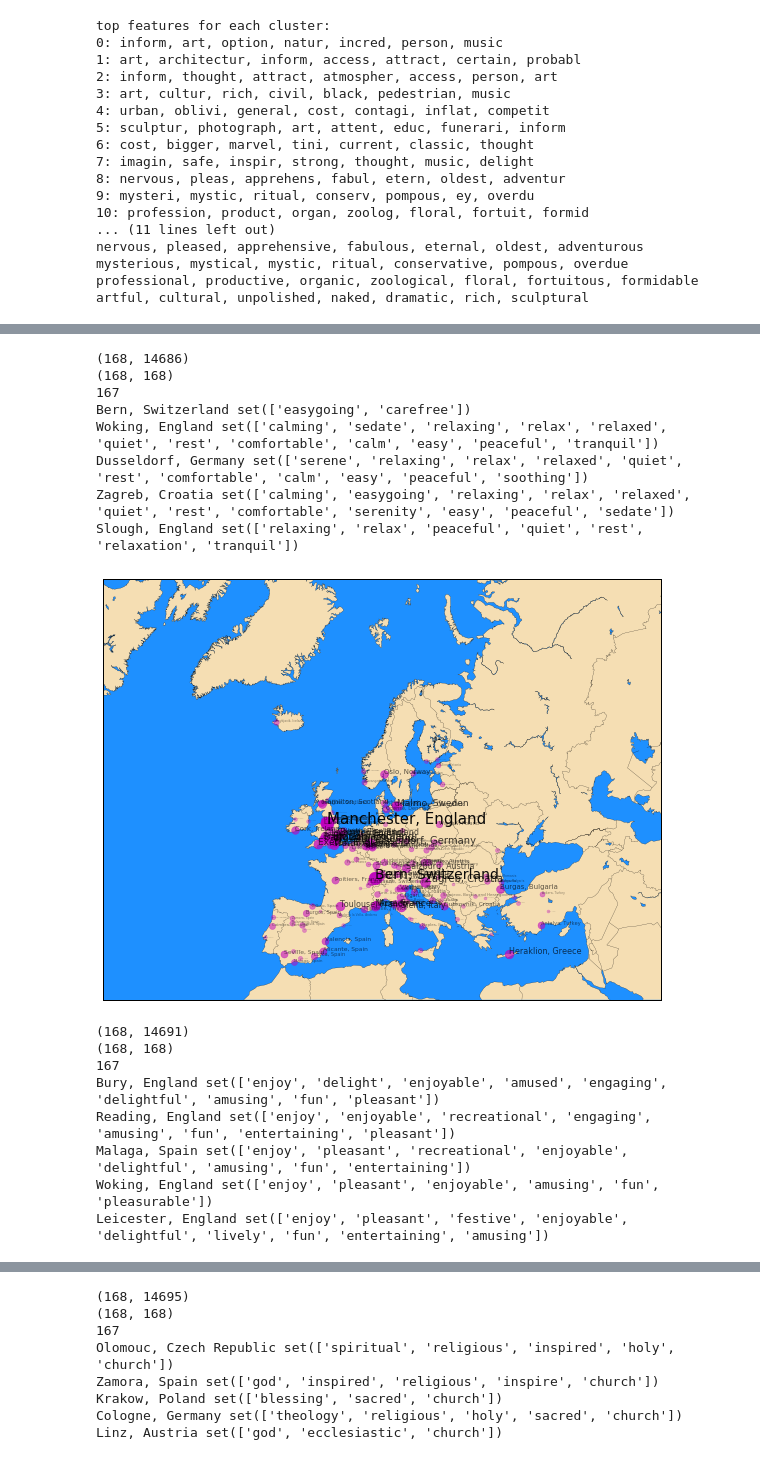
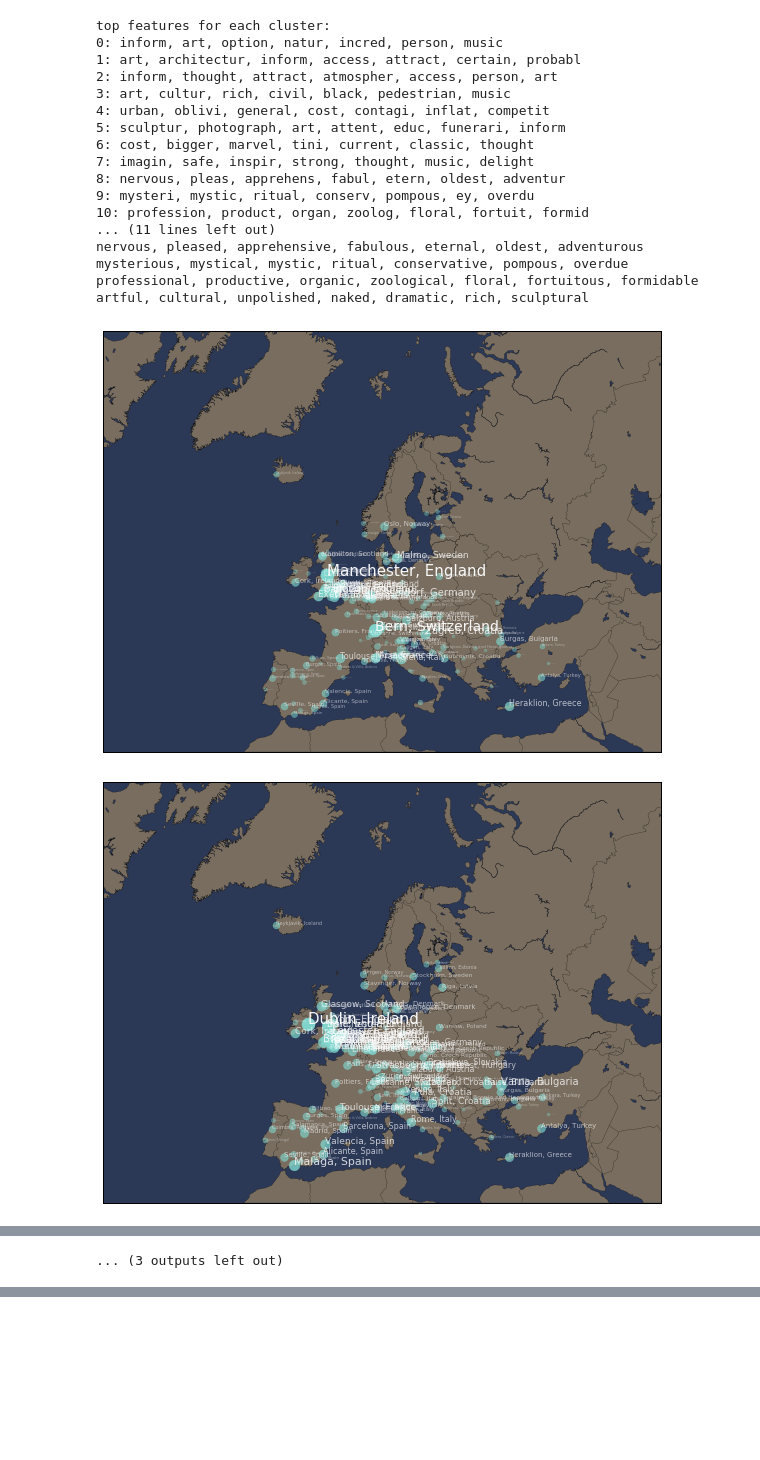
Before and after one commit to SydneyLauren/city-sense, a Jupyter notebook: eda/Data_Cleaning.ipynb, the cells around one changed output, grey strips where cells are left out. Cells and saved outputs as stored; diff of their text form; code cells hidden in the pictures; blank space fills up the shorter version.

Commit message:
refine plotting

```diff
--- a/eda/Data_Cleaning.ipynb
+++ b/eda/Data_Cleaning.ipynb
@@ -223,15 +223,15 @@ def plot_personality_map(m, cosine_similarities, xpts, ypts, citylist):
     fs = 15 * cosine_similarities / max(cosine_similarities)
 
     for i in xrange(len(xpts)):
-        plt.plot(xpts[i], ypts[i], '.', markersize=sz[i], color='m', alpha=alp[i])
-        plt.text(xpts[i], ypts[i], citylist[i], fontsize=int(fs[i]), alpha=alp[i])
+        plt.plot(xpts[i], ypts[i], '.', markersize=sz[i], color='#81D8D0', alpha=alp[i])
+        plt.text(xpts[i], ypts[i], citylist[i], fontsize=int(fs[i]), alpha=alp[i], color=[1,1,1])
 
     m.drawcoastlines(linewidth=0.2)
     m.drawcountries(linewidth=0.2)
-    # plt.savefig('city_example.png', bbox_inches='tight')
-    m.drawmapboundary(fill_color='#1E90FF')
+    m.drawmapboundary(fill_color='#2B3856')
     # fill continents, set lake color same as ocean color.
-    m.fillcontinents(color='#F5DEB3',lake_color='#1E90FF')
+    m.fillcontinents(color='#786D5F',lake_color='#2B3856')
+    plt.savefig('city_sample.jpg', bbox_inches='tight')
     plt.show()
 # %%
 # create clusters
@@ -383,26 +396,15 @@ artful, cultural, unpolished, naked, dramatic, rich, sculptural
 # %%
 with open('personalities.txt') as f:
     for line in f:
         personality = line.strip('\n').split(', ') # read words on each line of file
         cosine_similarities = calculate_cosine_sim(doc_bodies, ' '.join(personality), [])
-        print len(cosine_similarities)
         top5 = np.argsort(cosine_similarities)[::-1][:5]
         for num in top5:
-            print cities[num], set(personality) & set(tokenized_corpus[num])
-        geolocator = Nominatim()
-        xpts = []
-        ypts = []
-        ctlst = []
-        sim = []
-        for i, city in enumerate(cities):
-            location = geolocator.geocode(city, timeout=10)
-            if location is not None:
-                xpt, ypt = m(location.longitude, location.latitude)
-                sim.append(cosine_similarities[i])
-                ctlst.append(city)
-                xpts.append(xpt)
-                ypts.append(ypt)
-            else:
-                print city
-        plot_personality_map(m, sim, xpts, ypts, ctlst)
+            pass
+#             print cities[num], set(personality) & set(tokenized_corpus[num])
+
+
+        plot_personality_map(m, cosine_similarities, xpts, ypts, cities)
 # %% [output]
+[figure, new version]
+[figure, new version]
@@ -409,17 +421 @@ with open('personalities.txt') as f:
-(168, 14686)
-(168, 168)
-167
-Bern, Switzerland set(['easygoing', 'carefree'])
-Woking, England set(['calming', 'sedate', 'relaxing', 'relax', 'relaxed', 'quiet', 'rest', 'comfortable', 'calm', 'easy', 'peaceful', 'tranquil'])
-Dusseldorf, Germany set(['serene', 'relaxing', 'relax', 'relaxed', 'quiet', 'rest', 'comfortable', 'calm', 'easy', 'peaceful', 'soothing'])
-Zagreb, Croatia set(['calming', 'easygoing', 'relaxing', 'relax', 'relaxed', 'quiet', 'rest', 'comfortable', 'serenity', 'easy', 'peaceful', 'sedate'])
-Slough, England set(['relaxing', 'relax', 'peaceful', 'quiet', 'rest', 'relaxation', 'tranquil'])
+... (3 outputs left out)
-[figure, old version]
-(168, 14691)
-(168, 168)
-167
-Bury, England set(['enjoy', 'delight', 'enjoyable', 'amused', 'engaging', 'delightful', 'amusing', 'fun', 'pleasant'])
-Reading, England set(['enjoy', 'enjoyable', 'recreational', 'engaging', 'amusing', 'fun', 'entertaining', 'pleasant'])
-Malaga, Spain set(['enjoy', 'pleasant', 'recreational', 'enjoyable', 'delightful', 'amusing', 'fun', 'entertaining'])
-Woking, England set(['enjoy', 'pleasant', 'enjoyable', 'amusing', 'fun', 'pleasurable'])
-Leicester, England set(['enjoy', 'pleasant', 'festive', 'enjoyable', 'delightful', 'lively', 'fun', 'entertaining', 'amusing'])
@@ -436,11 +422,3 @@ Cologne, Germany set(['wise', 'mental', 'interesting', 'study', 'deep', 'informa
-(168, 14695)
-(168, 168)
-167
-Olomouc, Czech Republic set(['spiritual', 'religious', 'inspired', 'holy', 'church'])
-Zamora, Spain set(['god', 'inspired', 'religious', 'inspire', 'church'])
-Krakow, Poland set(['blessing', 'sacred', 'church'])
-Cologne, Germany set(['theology', 'religious', 'holy', 'sacred', 'church'])
-Linz, Austria set(['god', 'ecclesiastic', 'church'])
 # %%
 m = Basemap(projection='stere', lon_0=5, lat_0=90.0, rsphere=6371200., llcrnrlon=-25.0,
             urcrnrlon=90.0, llcrnrlat=26.0, urcrnrlat=50.0, resolution='l')
```
Also changed, not shown: parts of 6 cells of this notebook.
